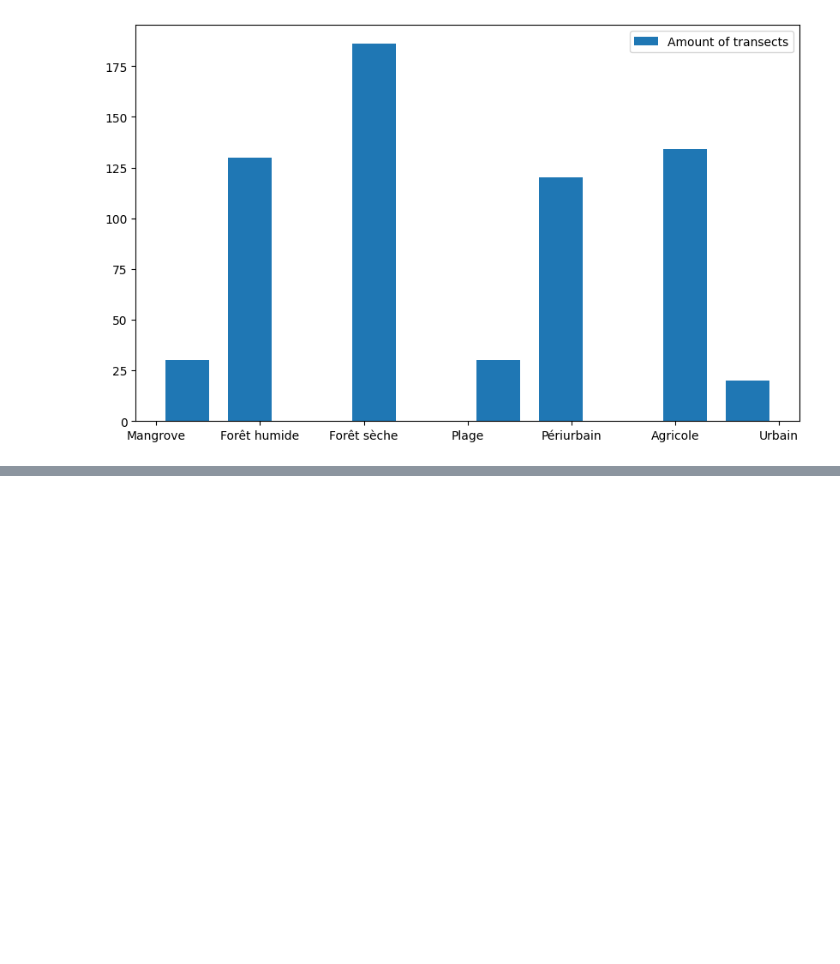
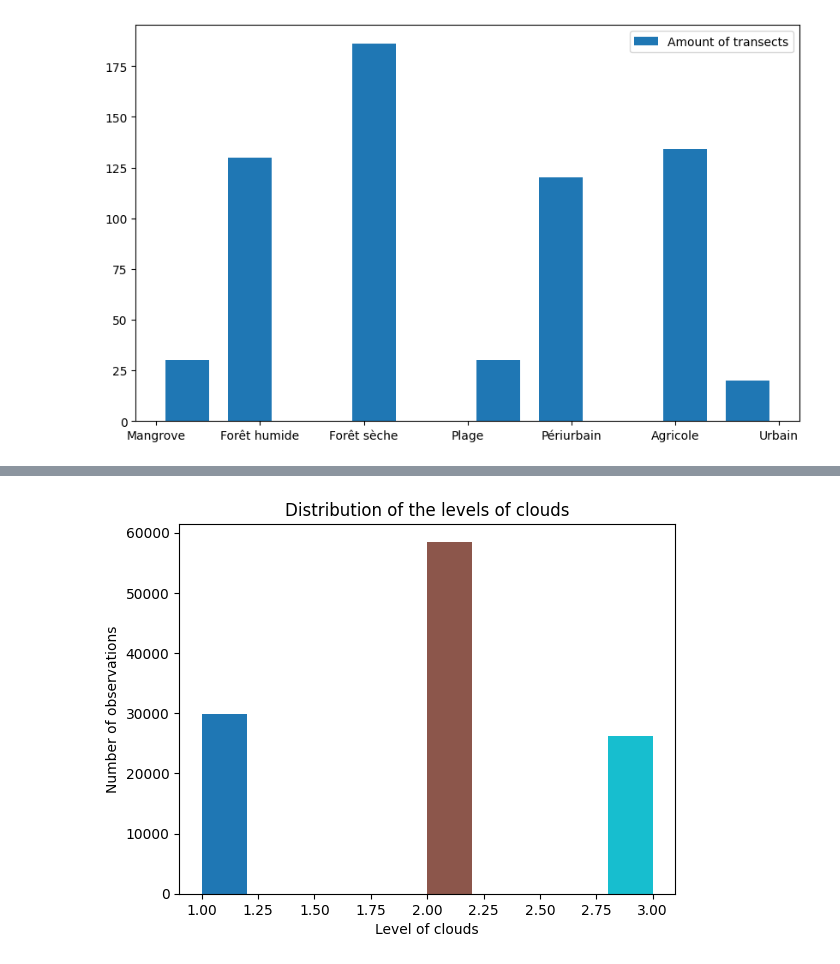
Before and after one commit to baptistepras/birds_biodiversity, a Jupyter notebook: code.ipynb, the cells around one changed output, grey strips where cells are left out. Drawn from its saved outputs; the diff is of its cells as text; code cells hidden in the pictures; blank space fills up the shorter version.

```diff
--- a/code.ipynb
+++ b/code.ipynb
@@ -147,3 +149,16 @@ plt.show()
 # %%
-df_observations
+# Now let's vectorize columns in the observations
+
+#for i, specie in enumerate(df_species["French Name"]):
+#    df_observations.loc[df_observations["ESPECE"] == specie, "ESPECE"] = i
+
+for n in df_observations["nuages"].unique():
+    print(type(n), n)
+
+def cast_as_float(x):
+    if x == " " or x == np.nan:
+        return np.nan
+    else:
+        return float(x)
+df_observations["nuages"] = df_observations["nuages"].apply(cast_as_float)
 # %% [output]
@@ -162,0 +173,17 @@ df_observations
+# %%
+
+
+counts, bins, patches = plt.hist(df_observations["nuages"])
+plt.title("Distribution of the levels of clouds")
+
+# Apply different colors for each bar
+for i, patch in enumerate(patches):
+    patch.set_facecolor(cmap(i / len(patches)))
+
+plt.ylabel("Number of observations")
+plt.xlabel("Level of clouds")
+plt.savefig("figures/cloudLevel.jpeg")
+
+plt.show()
+# %% [output]
+[figure, added]
```
Also changed, not shown: parts of 12 cells of this notebook, 5 other files.
